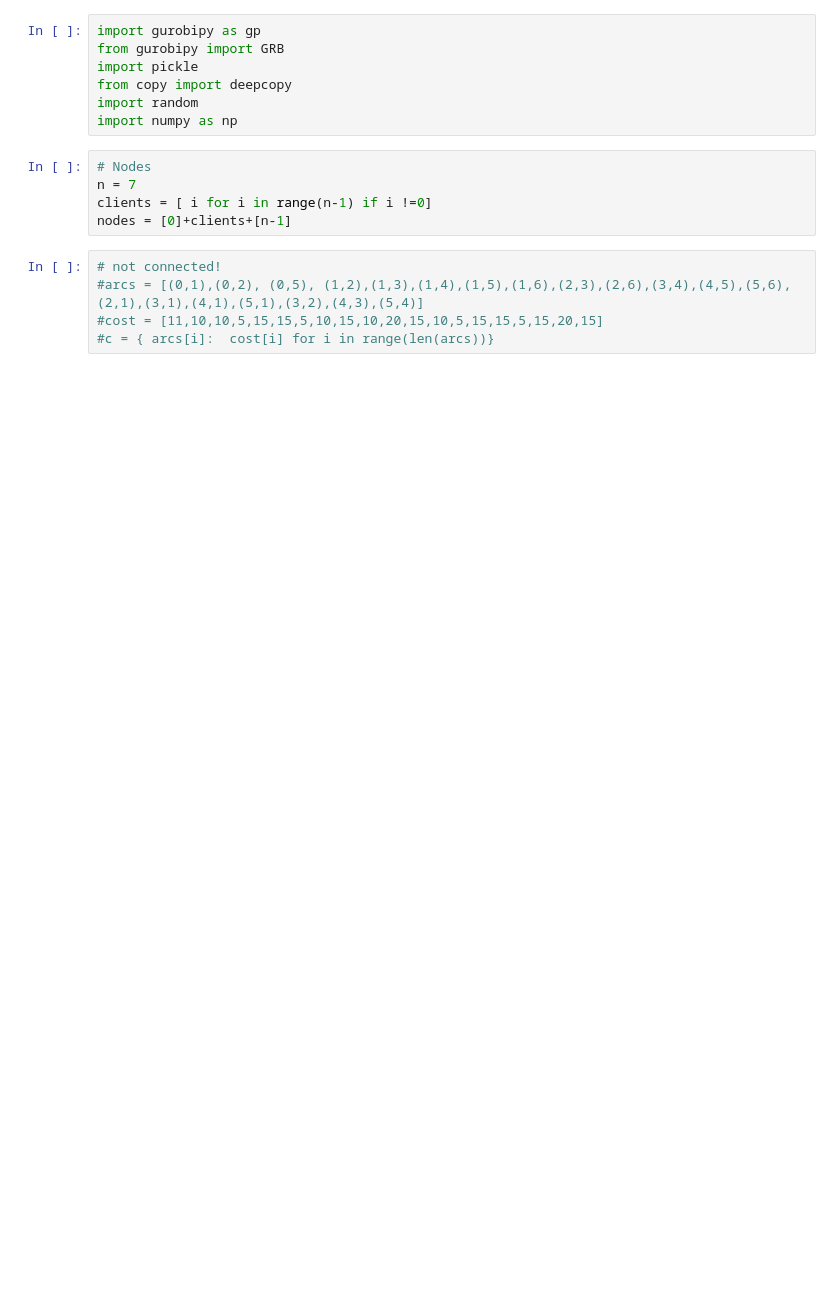
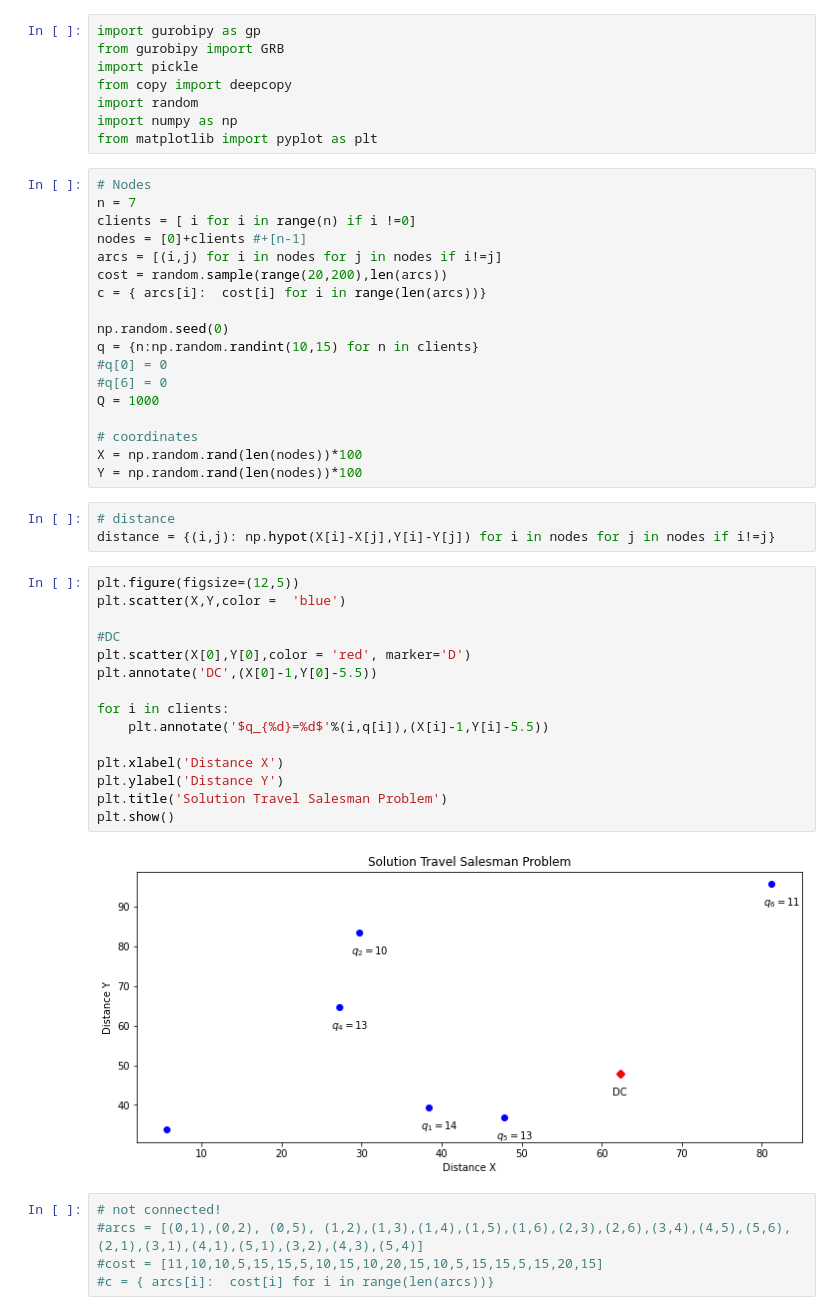
Before and after one commit to fed12345/VRP_Operations, a Jupyter notebook: VRPmodel.ipynb, the cells around one changed output. Cells and saved outputs as stored; diff of their text form; blank space fills up the shorter version.

```diff
--- a/VRPmodel.ipynb
+++ b/VRPmodel.ipynb
@@ -5,11 +5,45 @@ import pickle
 from copy import deepcopy
 import random
 import numpy as np
+from matplotlib import pyplot as plt
 # %%
 # Nodes
 n = 7
-clients = [ i for i in range(n-1) if i !=0]
-nodes = [0]+clients+[n-1]
+clients = [ i for i in range(n) if i !=0]
+nodes = [0]+clients #+[n-1]
+arcs = [(i,j) for i in nodes for j in nodes if i!=j]
+cost = random.sample(range(20,200),len(arcs))
+c = { arcs[i]:  cost[i] for i in range(len(arcs))}
+
+np.random.seed(0)
+q = {n:np.random.randint(10,15) for n in clients}
+#q[0] = 0
+#q[6] = 0
+Q = 1000
+
+# coordinates
+X = np.random.rand(len(nodes))*100
+Y = np.random.rand(len(nodes))*100
+# %%
+# distance
+distance = {(i,j): np.hypot(X[i]-X[j],Y[i]-Y[j]) for i in nodes for j in nodes if i!=j}
+# %%
+plt.figure(figsize=(12,5))
+plt.scatter(X,Y,color =  'blue')
+
+#DC
+plt.scatter(X[0],Y[0],color = 'red', marker='D')
+plt.annotate('DC',(X[0]-1,Y[0]-5.5))
+
+for i in clients:
+    plt.annotate('$q_{%d}=%d$'%(i,q[i]),(X[i]-1,Y[i]-5.5))
+
+plt.xlabel('Distance X')
+plt.ylabel('Distance Y')
+plt.title('Solution Travel Salesman Problem')
+plt.show()
+# %% [output]
+[figure, added]
 # %%
 # not connected!
 #arcs = [(0,1),(0,2), (0,5), (1,2),(1,3),(1,4),(1,5),(1,6),(2,3),(2,6),(3,4),(4,5),(5,6),(2,1),(3,1),(4,1),(5,1),(3,2),(4,3),(5,4)]
```
Also changed, not shown: parts of 13 cells of this notebook, 1 other file.
